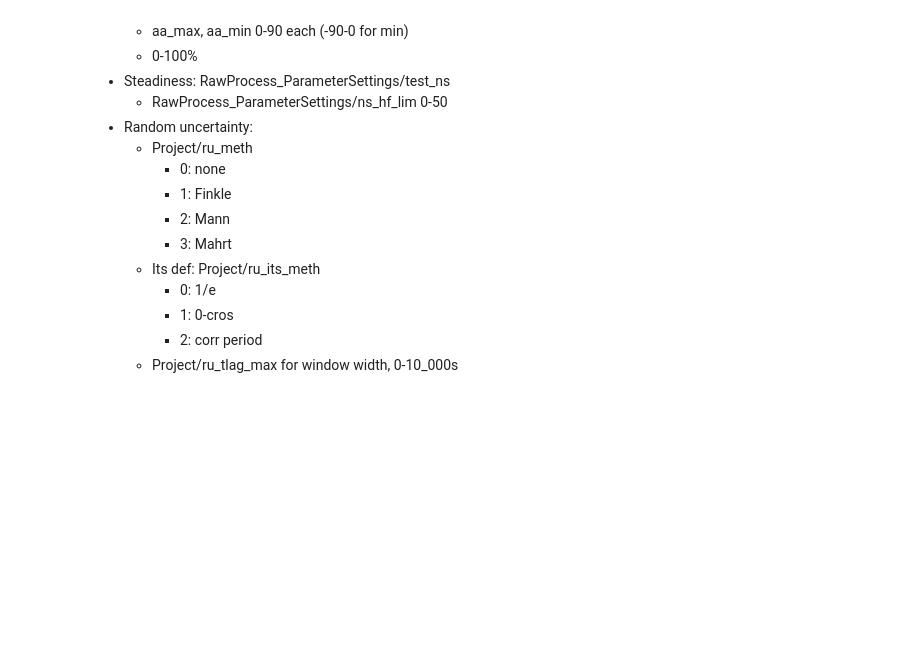
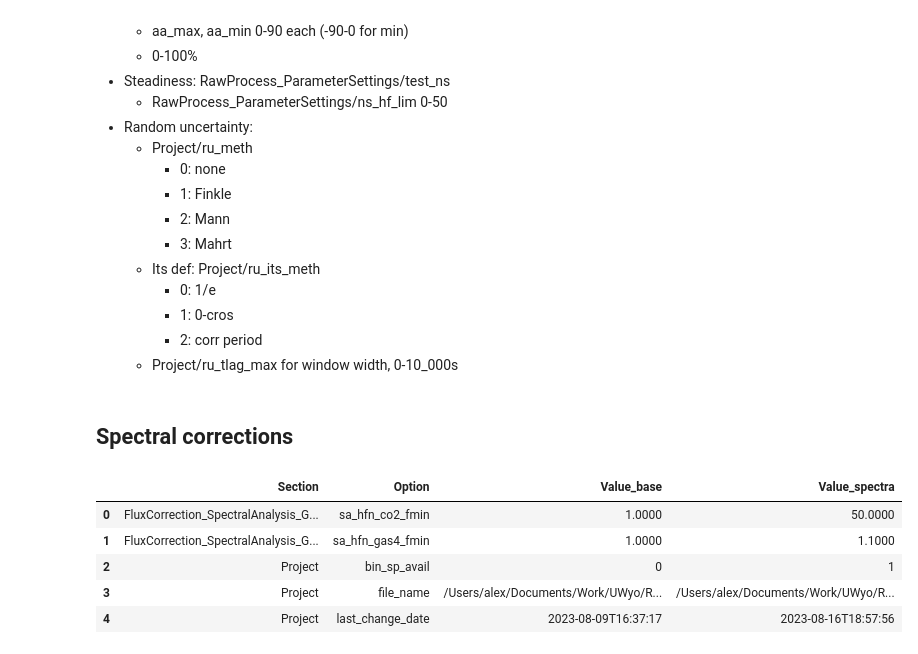
Before and after one commit to EwersLabUWyo/EddyProConfigEditor, a Jupyter notebook: investigate_eddypro_settings.ipynb, the cells around one changed output. Cells and saved outputs as stored; diff of their text form; code cells hidden in the pictures; blank space fills up the shorter version.

Commit message:
more spectral methods

```diff
--- a/investigate_eddypro_settings.ipynb
+++ b/investigate_eddypro_settings.ipynb
@@ -279,3 +373,17 @@ enabling/disabling statistical tests:
     * 1: 0-cros
     * 2: corr period
   * Project/ru_tlag_max for window width, 0-10_000s
+# %% [markdown]
+## Spectral corrections
+# %%
+compare_configs(
+    base,
+    read_config_as_dataframe(environment / 'ini/spectra.eddypro')
+)
+# %% [output]
+|  | Section | Option | Value_base | Value_spectra |
+| 0 | FluxCorrection_SpectralAnalysis_G... | sa_hfn_co2_fmin | 1.0000 | 50.0000 |
+| 1 | FluxCorrection_SpectralAnalysis_G... | sa_hfn_gas4_fmin | 1.0000 | 1.1000 |
+| 2 | Project | bin_sp_avail | 0 | 1 |
+| 3 | Project | file_name | /Users/alex/Documents/Work/UWyo/R... | /Users/alex/Documents/Work/UWyo/R... |
+| 4 | Project | last_change_date | 2023-08-09T16:37:17 | 2023-08-16T18:57:56 |
```
Also changed, not shown: parts of 8 cells of this notebook, 4 other files.
